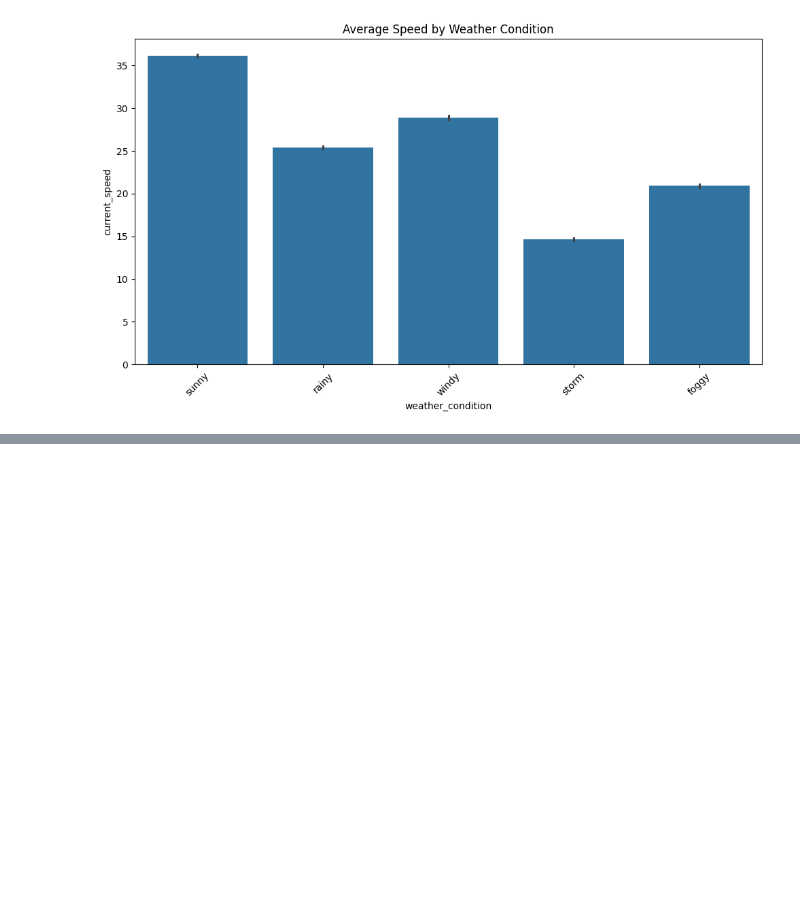
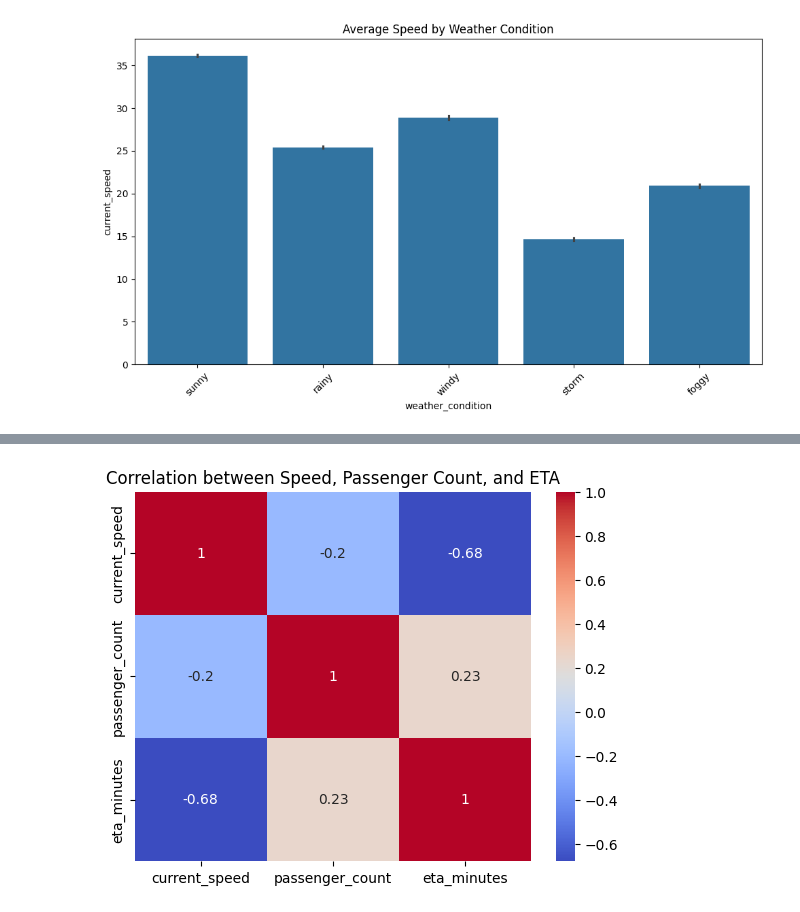
Before and after one commit to imjhanC/FYP-ETA-bus, a Jupyter notebook: 28-2-2025/test1.ipynb, the cells around one changed output, grey strips where cells are left out. Saved outputs shown, nothing was run; the diff lists cells and outputs as text; code cells hidden in the pictures; blank space fills up the shorter version.

```diff
--- a/28-2-2025/test1.ipynb
+++ b/28-2-2025/test1.ipynb
@@ -321,0 +360,8 @@ print(route_analysis)
+# %%
+# Correlation heatmap
+corr_matrix = df[['current_speed', 'passenger_count', 'eta_minutes']].corr()
+sns.heatmap(corr_matrix, annot=True, cmap='coolwarm')
+plt.title("Correlation between Speed, Passenger Count, and ETA")
+plt.show()
+# %% [output]
+[figure, added]
```
Also changed, not shown: parts of 22 cells of this notebook, 8 other files.
